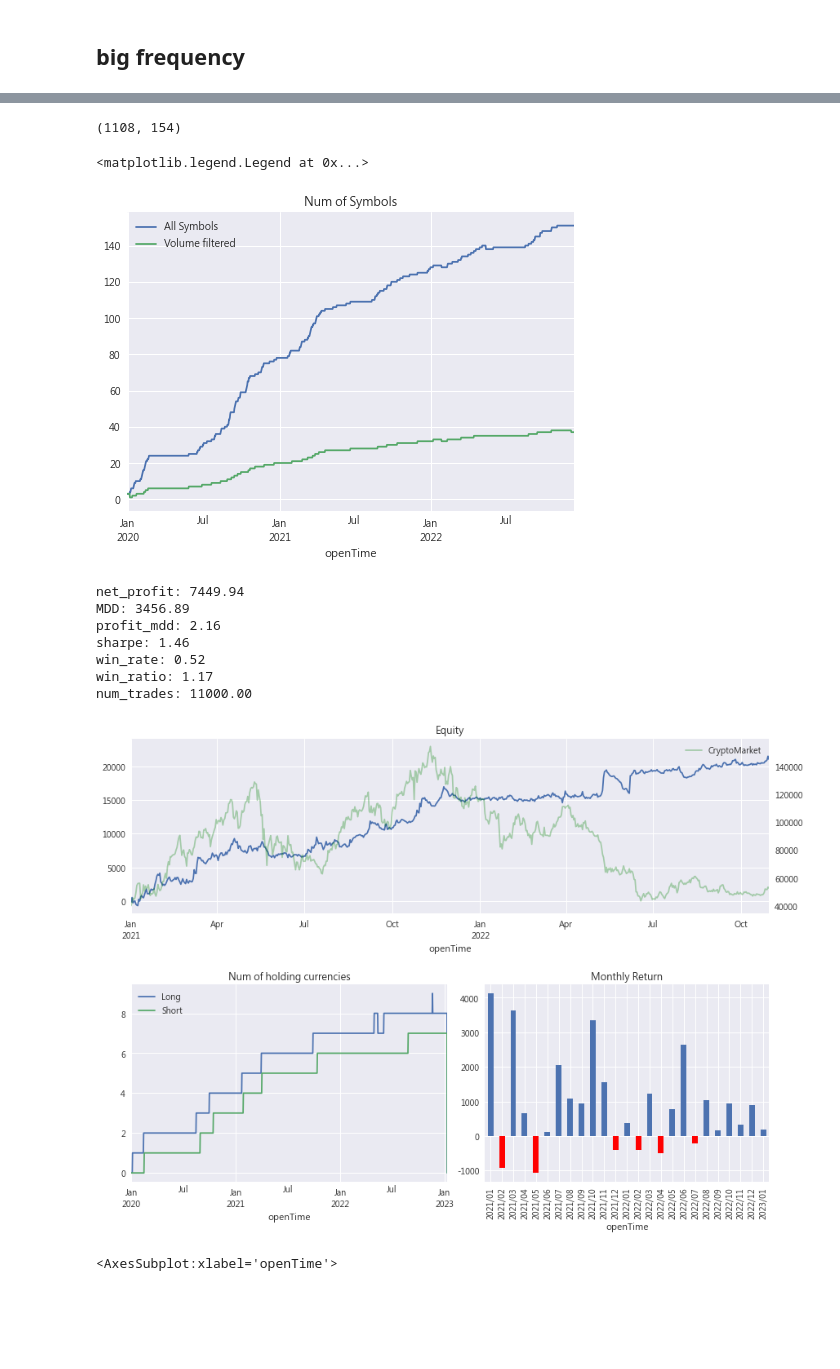
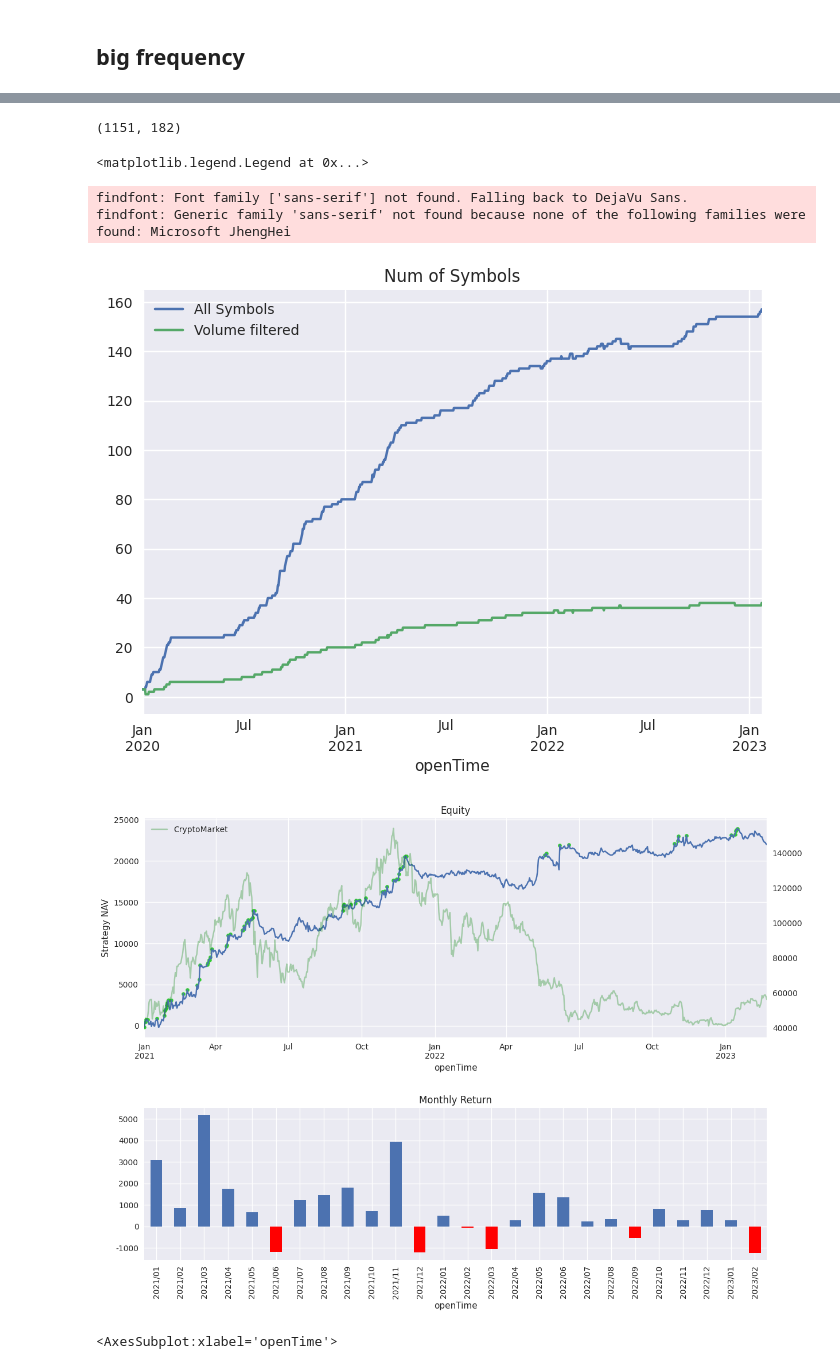
Before and after one commit to fufrank724/Factors, a Jupyter notebook: alpha_qt.ipynb, the cells around one changed output, grey strips where cells are left out. Drawn from its saved outputs; the diff is of its cells as text; code cells hidden in the pictures; blank space fills up the shorter version.

```diff
--- a/alpha_qt.ipynb
+++ b/alpha_qt.ipynb
@@ -95,0 +187,2 @@ df
+# %%
+df = pd.read_csv('./data/data_1h.csv')
@@ -97,8 +208,8 @@ df
 close= df.pivot(values = 'Close',index = 'openTime',columns = 'symbol').astype(float)
 Volume= df.pivot(values = 'quoteAssetVolume',index = 'openTime',columns = 'symbol').astype(float)
 
-close.index = pd.to_datetime(close.index,unit = 'ms') - timedelta(hours=8)
-Volume.index = pd.to_datetime(Volume.index,unit = 'ms') - timedelta(hours=8)
+close.index = pd.to_datetime(close.index,unit = 'ms') #+ timedelta(hours=8)
+Volume.index = pd.to_datetime(Volume.index,unit = 'ms') #+ timedelta(hours=8)
 
 market_filter = close.fillna(0)
 
@@ -475,7 +394,7 @@ dtype: float64
 # %%
 ret.shape
 # %% [output]
-(1108, 154)
+(1151, 182)
 # %%
 (market_filter>0).sum(axis =1).iloc[:-30].plot(title = 'Num of Symbols')
 volatility_filter = volatility.rank(axis = 1,pct = True,ascending = True,method = 'dense')
@@ -486,9 +405,11 @@ ax.legend(['All Symbols','Volume filtered'])
 # plt.savefig('./output/%s.jpg'%('num_symbol'),dpi = 500)
 # %% [output]
 <matplotlib.legend.Legend at 0x...>
+findfont: Font family ['sans-serif'] not found. Falling back to DejaVu Sans.
+findfont: Generic family 'sans-serif' not found because none of the following families were found: Microsoft JhengHei
-[figure, old version]
+[figure, new version]
 # %%
-def show_return(result,bm = None,bm_name = 'CryptoMarket'):
+def show_return2(result,bm = None,bm_name = 'CryptoMarket'):
     if not isinstance(bm, pd.Series) :
         cmc_index = crawl_cmcIndex()
         bm = cmc_index
@@ -539,7 +460,7 @@ def crawl_cmcIndex():
 
     return cmc_index
 # %%
-mom = _close.pct_change(5)
+mom = _close.pct_change(7)
 ret = close.sort_index().resample(freq).last().bfill().pct_change().fillna(0)
 
 volume = Volume.sort_index().resample(freq).sum().rolling(7).sum().fillna(0)
@@ -554,52 +475,37 @@ rk[rk==10] -= 1
 signal = rk.copy()
 signal[:] = 0
 signal[rk==9] = 1
 signal[rk==0] = -1
 
 
 w = volatility.copy()
 w[:] = 1
 w = w*signal
 w[w>0] = w[w>0].divide(w[w>0].sum(axis = 1),axis = 0)
 w[w<0] = w[w<0].divide(w[w<0].abs().sum(axis = 1),axis = 0)
 w = w.divide(w.abs().sum(axis = 1),axis = 0)
 
 position = w * (10**4)
 position = position.replace([np.inf,-np.inf],0)
 
 
 cost = (position - position.shift(1)).abs()
 cost *= (10**-4) * 8
 
 
 
 result = ret * position.shift(1) #* w.shift(1)
 result -= cost
 result = result.sum(axis = 1)
-result.name = 'Strategy'
-
-# profit = result.loc[datetime(2021,1,1):].cumsum()
-# MDD = (profit.cummax()-profit).max()
-# max_profit_days = (profit == profit.cummax()).sum()/profit.shape[0]
-# print("Net Profit: %.2f"%profit.iloc[-1])
-# print("MDD: %.2f"%MDD)
-# print("Profit/MDD: %.2f"%(profit.iloc[-1]/MDD))
-# print("Max Profit Days(%%): %.2f"%(max_profit_days))
+result.name = 'Strategy NAV'
 
 
 # result.cumsum().plot()
 show_return(result.loc[datetime(2021,1,1):])
-plt.savefig('./output/%s.jpg'%('singlesort'),dpi = 500)
-metrics = show_performance_metrics(result.loc[datetime(2022,1,1):],position)
+# plt.savefig('./output/%s.jpg'%('singlesort'),dpi = 500)
+# metrics = show_performance_metrics(result.loc[datetime(2022,1,1):],position)
 # %% [output]
-net_profit: 7449.94
-MDD: 3456.89
-profit_mdd: 2.16
-sharpe: 1.46
-win_rate: 0.52
-win_ratio: 1.17
-num_trades: 11000.00
-[figure, old version]
+[figure, new version]
 # %%
 
 result.loc[datetime(2022,1,1):].cumsum().plot()
```
Also changed, not shown: parts of 25 cells of this notebook, 47 other files.
